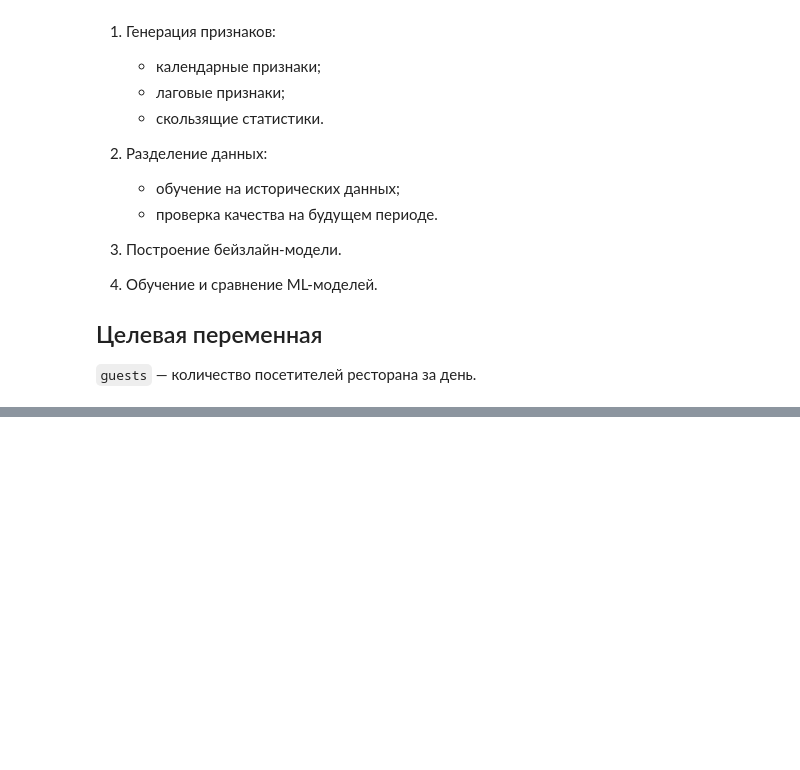
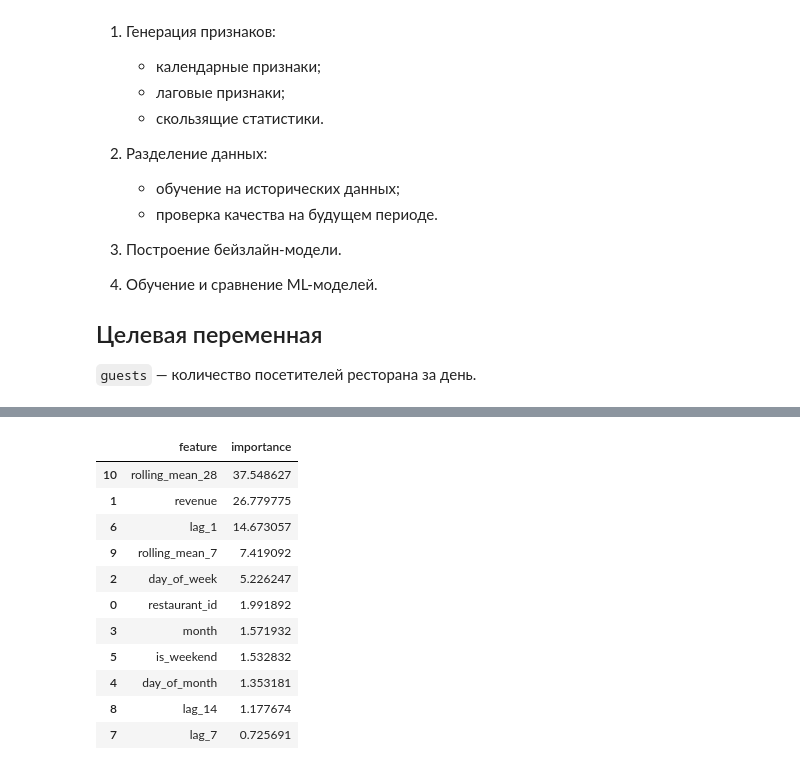
Before and after one commit to vitalinamysiv/restaurant-visitor-forecasting, a Jupyter notebook: notebooks/02_modeling.ipynb, the cells around one changed output, grey strips where cells are left out. Saved outputs shown, nothing was run; the diff lists cells and outputs as text; code cells hidden in the pictures; blank space fills up the shorter version.

```diff
--- a/notebooks/02_modeling.ipynb
+++ b/notebooks/02_modeling.ipynb
@@ -364,0 +155,23 @@ save_model(
+# %%
+features = [
+    "restaurant_id",
+    "revenue",
+    "day_of_week",
+    "month",
+    "day_of_month",
+    "is_weekend",
+    "lag_1",
+    "lag_7",
+    "lag_14",
+    "rolling_mean_7",
+    "rolling_mean_28",
+]
+
+X_train = train[features]
+y_train = train["guests"]
+
+X_valid = valid[features]
+y_valid = valid["guests"]
+
+print("X_train:", X_train.shape)
+print("X_valid:", X_valid.shape)
@@ -364,0 +251,20 @@ save_model(
+# %%
+importance = pd.DataFrame({
+    "feature": X_train.columns,
+    "importance": catboost_model.feature_importances_,
+}).sort_values("importance", ascending=False)
+
+importance
+# %% [output]
+|  | feature | importance |
+| 10 | rolling_mean_28 | 37.548627 |
+| 1 | revenue | 26.779775 |
+| 6 | lag_1 | 14.673057 |
+| 9 | rolling_mean_7 | 7.419092 |
+| 2 | day_of_week | 5.226247 |
+| 0 | restaurant_id | 1.991892 |
+| 3 | month | 1.571932 |
+| 5 | is_weekend | 1.532832 |
+| 4 | day_of_month | 1.353181 |
+| 8 | lag_14 | 1.177674 |
+| 7 | lag_7 | 0.725691 |
```
Also changed, not shown: parts of 54 cells of this notebook.
